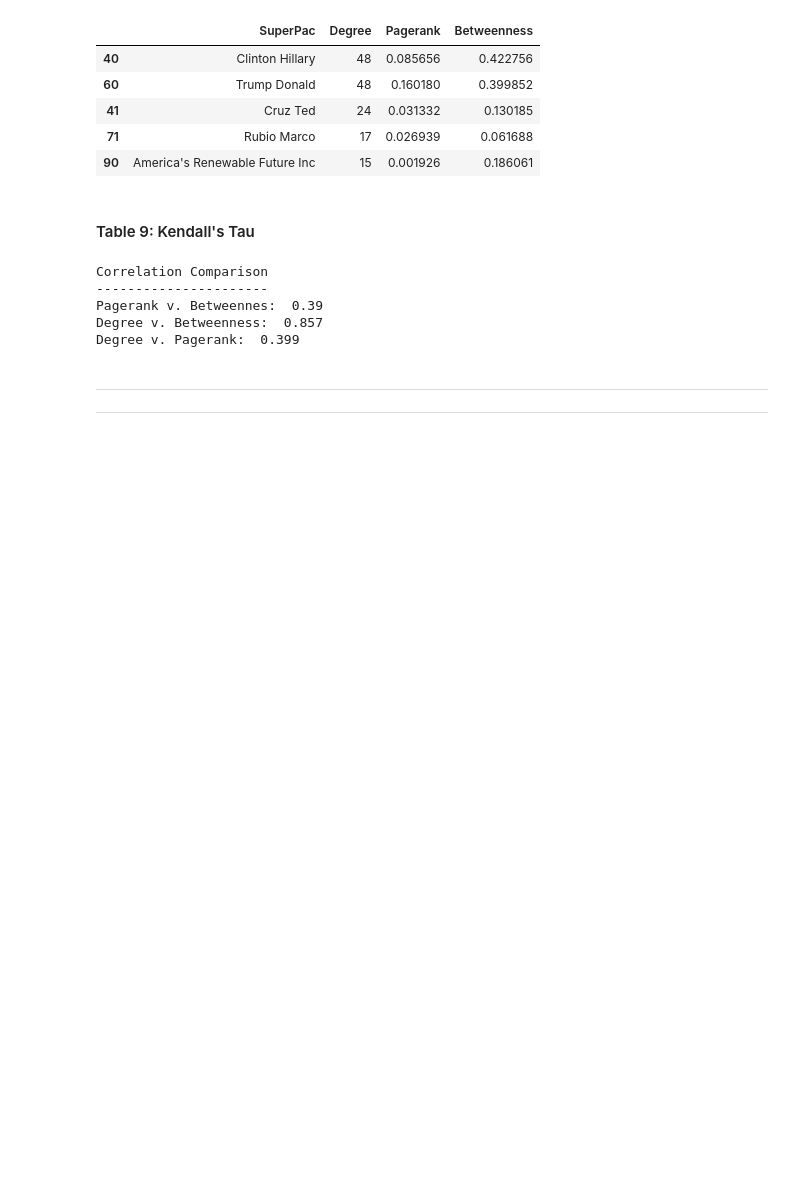
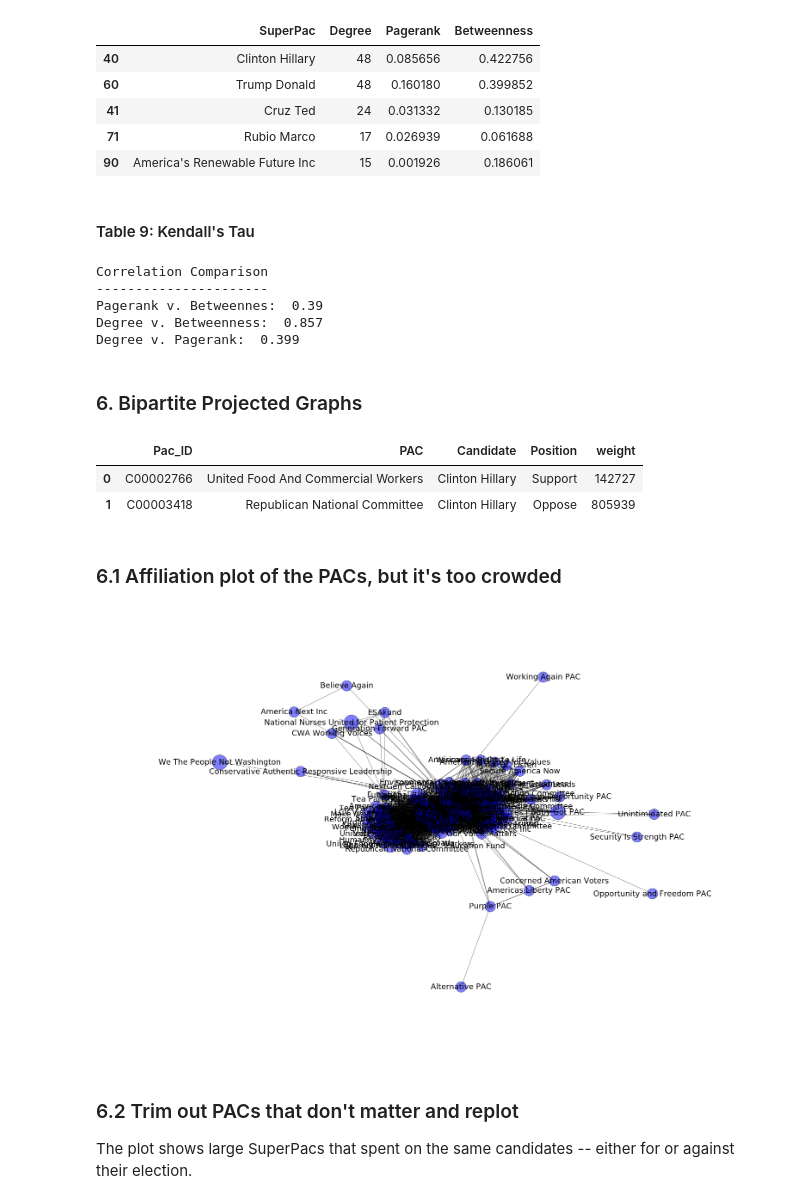
Before and after one commit to tdetzel/IS620_Notebooks, a Jupyter notebook: fec-Copy6.ipynb, the cells around one changed output. Cells and saved outputs as stored; diff of their text form; code cells hidden in the pictures; blank space fills up the shorter version.

```diff
--- a/fec-Copy6.ipynb
+++ b/fec-Copy6.ipynb
@@ -667,6 +661,5 @@ Correlation Comparison
 Pagerank v. Betweennes:  0.39
 Degree v. Betweenness:  0.857
 Degree v. Pagerank:  0.399
-# %% [markdown]
-***
-***
+# %% [markdown]
+### 6. Bipartite Projected Graphs
@@ -672,0 +676,34 @@ Degree v. Pagerank:  0.399
+# %%
+data2.head(2)
+# %% [output]
+|  | Pac_ID | PAC | Candidate | Position | weight |
+| 0 | C00002766 | United Food And Commercial Workers | Clinton Hillary | Support | 142727 |
+| 1 | C00003418 | Republican National Committee | Clinton Hillary | Oppose | 805939 |
+# %%
+## fill in the candidate and pac lists, add edges to g2
+
+for i in range(0, len(data2)):
+    if data2.iloc[i,1] not in pacs2:
+        pacs2.append(data2.iloc[i,1])
+    if data2.iloc[i,2] not in cands2:
+        cands2.append(data2.iloc[i,2])
+    g2.add_edge(data2.iloc[i,1], data2.iloc[i,2], position = data2.iloc[i,3], weight = int(data2.iloc[i,4]))
+# %%
+## create an affiliation network of PACs in g2
+pacnet2 = bi.weighted_projected_graph(g2, pacs2, ratio = False)
+# %%
+## select just the largest connected component
+pacnet2 = max(net.connected_component_subgraphs(pacnet2))
+# %%
+## prep the edges for drawing by using a log transformation to make them readable
+weights=[math.log(edata['weight']) for f, t, edata in pacnet2.edges(data = True)]
+# %% [markdown]
+### 6.1 Affiliation plot of the PACs, but it's too crowded
+# %%
+net.draw(pacnet2, node_size=np.exp(weights)*600, font_size=18, node_color='b', alpha=0.5, with_labels=True)
+# %% [output]
+[figure, added]
+# %% [markdown]
+### 6.2 Trim out PACs that don't matter and replot
+
+The plot shows large SuperPacs that spent on the same candidates -- either for or against their election.
```
Also changed, not shown: parts of 9 cells of this notebook.
